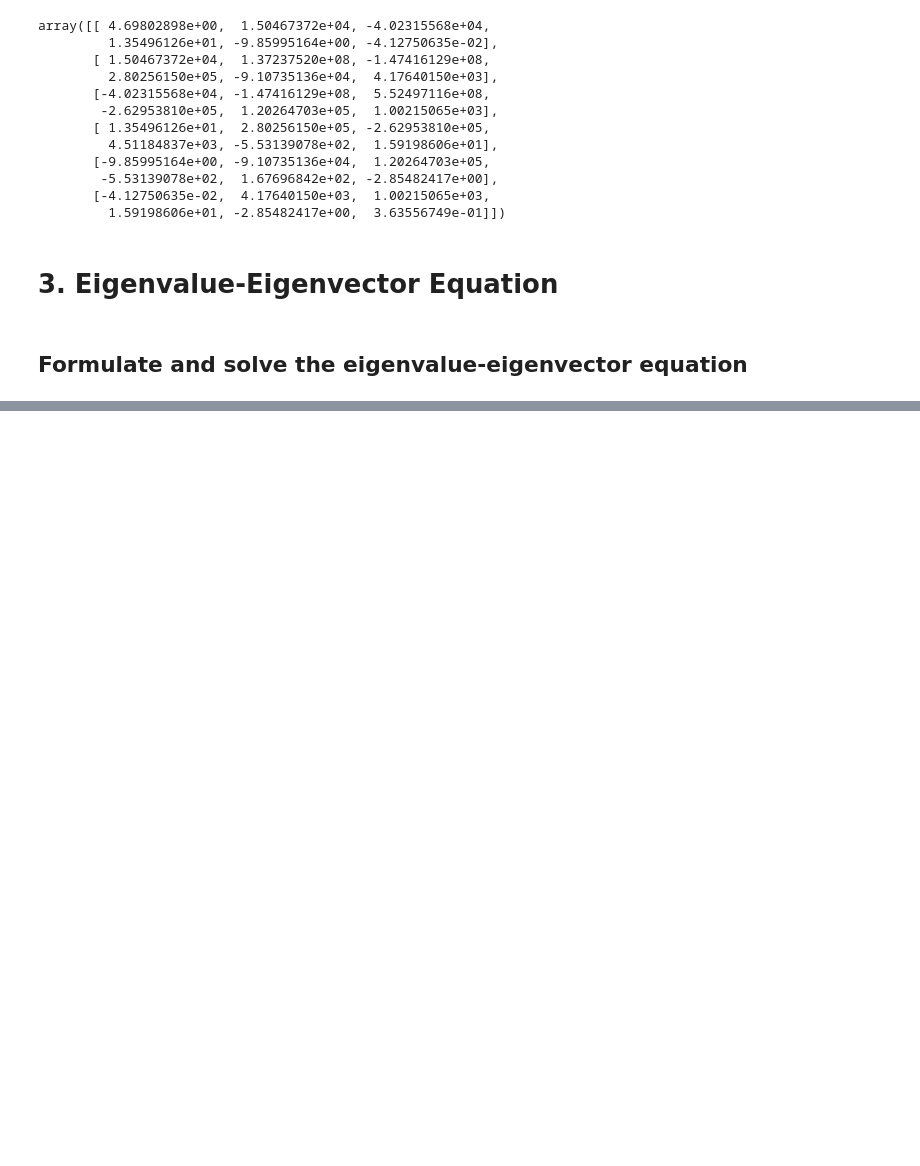
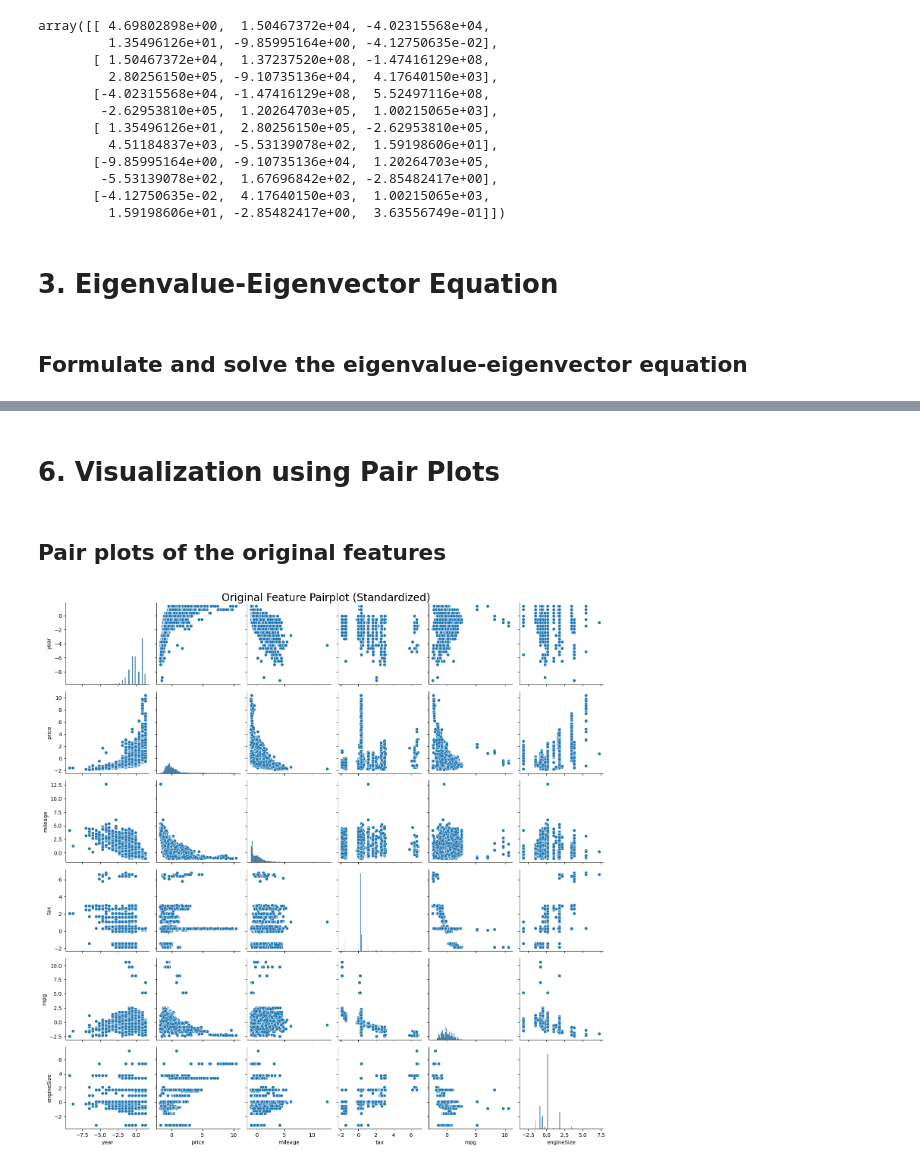
Before and after one commit to Neo-Panther/PCA-Linear-Regression, a Jupyter notebook: 2-A.ipynb, the cells around one changed output, grey strips where cells are left out. Drawn from its saved outputs; the diff is of its cells as text; code cells hidden in the pictures; blank space fills up the shorter version.

```diff
--- a/2-A.ipynb
+++ b/2-A.ipynb
@@ -135,0 +195,20 @@ array([[ 4.69802898e+00,  1.50467372e+04, -4.02315568e+04,
+# %% [markdown]
+# 6. Visualization using Pair Plots
+# %% [markdown]
+## Pair plots of the original features
+# %%
+import warnings
+from matplotlib.figure import Figure
+
+# removing irrelevant deprecation warnings
+warnings.filterwarnings('ignore')
+import seaborn as sns
+for col in dataset.columns:
+  # standardizing data
+  dataset[col] = (dataset[col] - dataset[col].mean())/dataset[col].std()
+plot: Figure = sns.pairplot(dataset).figure
+plot.suptitle("Original Feature Pairplot (Standardized)", fontsize=20)
+plot.tight_layout(pad=1)
+plt.show()
+# %% [output]
+[figure, added]
```
Also changed, not shown: parts of 15 cells of this notebook, 5 other files.
